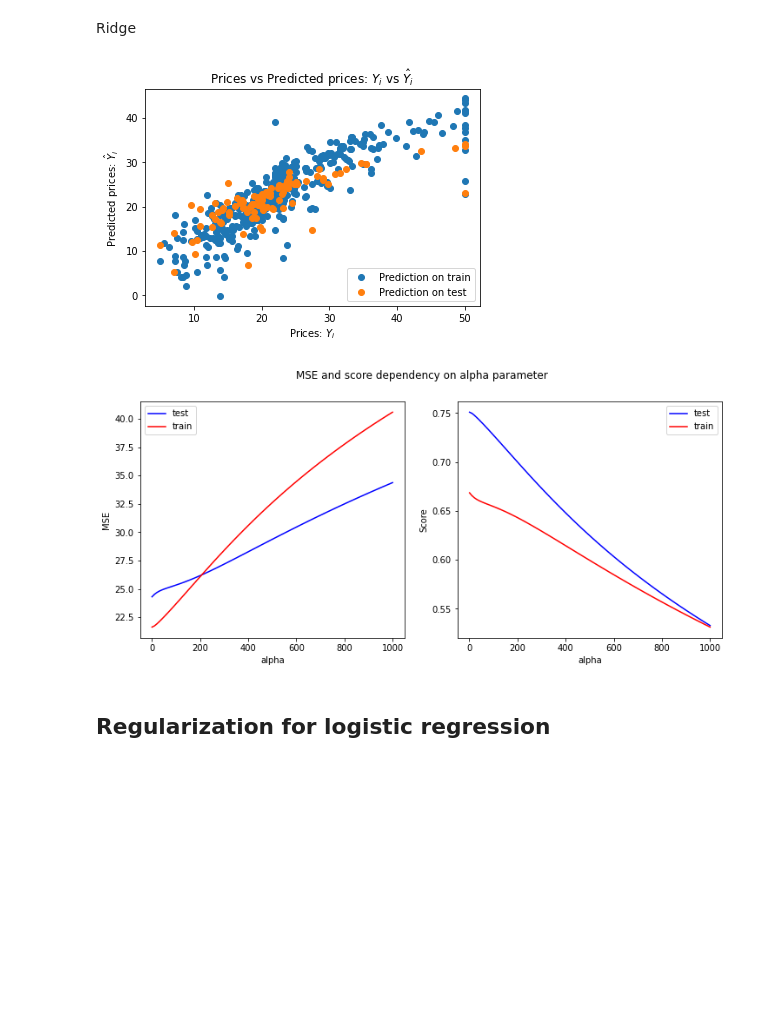
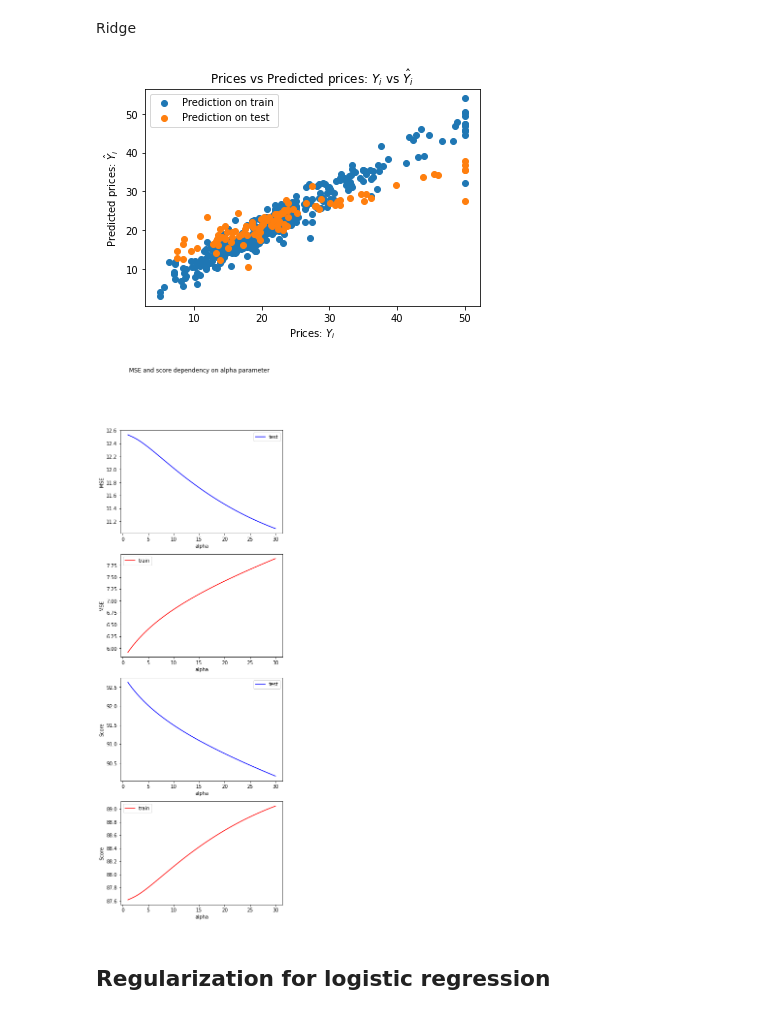
Before and after one commit to adamjstasiak/Machine_Learning_AiR_AGH, a Jupyter notebook: Lab_4/Lab_4.ipynb, the cells around one changed output. Cells and saved outputs as stored; diff of their text form; code cells hidden in the pictures; blank space fills up the shorter version.

```diff
--- a/Lab_4/Lab_4.ipynb
+++ b/Lab_4/Lab_4.ipynb
@@ -133,7 +133,7 @@ Regularization
 # %% [markdown]
 Lasso
 # %%
-X_train , X_test,y_train,y_test = train_test_split(X_norm,y,test_size=0.2,random_state=42)
+X_train , X_test,y_train,y_test = train_test_split(X_poly,y,test_size=0.2,random_state=9)
 lasso = Lasso(alpha=0.001,max_iter=10000).fit(X_train,y_train)
 y_train_pred = lasso.predict(X_train)
 y_pred = lasso.predict(X_test)
@@ -161,8 +161,8 @@ for a in alpha_array:
     residual1 = y_train_pred - y_train
     MSE_list_test.append(np.square(residual).mean())
     MSE_list_train.append(np.square(residual1).mean())
-    score_list_test.append(lasso.score(X_train,y_train))
-    score_list_train.append(lasso.score(X_test,y_test))
+    score_list_test.append(lasso.score(X_train,y_train)*100)
+    score_list_train.append(lasso.score(X_test,y_test)*100)
 # %%
 figure, ax = plt.subplots(1,2,figsize=(10,5))
 ax[0].plot(alpha_array,MSE_list_test,color='b',label='test')
@@ -194,9 +194,9 @@ plt.title("Prices vs Predicted prices: $Y_i$ vs $\hat{Y}_i$")
 plt.legend()
 plt.show()
 # %% [output]
-[figure, old version]
+[figure, new version]
 # %%
-alpha_array = np.linspace(1,1000,100)
+alpha_array = np.linspace(1,30,100)
 MSE_list_test = []
 MSE_list_train = []
 score_list_test = []
@@ -209,24 +209,30 @@ for a in alpha_array:
     residual1 = y_train_pred - y_train
     MSE_list_test.append(np.square(residual).mean())
     MSE_list_train.append(np.square(residual1).mean())
-    score_list_test.append(ridge.score(X_train,y_train))
-    score_list_train.append(ridge.score(X_test,y_test))
+    score_list_test.append(ridge.score(X_train,y_train)*100)
+    score_list_train.append(ridge.score(X_test,y_test)*100)
 # %%
-figure, ax = plt.subplots(1,2,figsize=(12,5))
+figure, ax = plt.subplots(4,1,figsize=(6,18))
 ax[0].plot(alpha_array,MSE_list_test,color='b',label='test')
-ax[0].plot(alpha_array,MSE_list_train,color='r',label='train')
 ax[0].set_xlabel('alpha')
 ax[0].set_ylabel('MSE')
 ax[0].legend()
-ax[1].plot(alpha_array,score_list_test,color='b',label='test')
-ax[1].plot(alpha_array,score_list_train,color='r',label='train')
+ax[1].plot(alpha_array,MSE_list_train,color='r',label='train')
 ax[1].set_xlabel('alpha')
-ax[1].set_ylabel('Score')
+ax[1].set_ylabel('MSE')
 ax[1].legend()
+ax[2].plot(alpha_array,score_list_test,color='b',label='test')
+ax[2].set_xlabel('alpha')
+ax[2].set_ylabel('Score')
+ax[2].legend()
+ax[3].plot(alpha_array,score_list_train,color='r',label='train')
+ax[3].set_xlabel('alpha')
+ax[3].set_ylabel('Score')
+ax[3].legend()
 figure.suptitle("MSE and score dependency on alpha parameter")
 plt.show()
 # %% [output]
-[figure, old version]
+[figure, new version]
 # %% [markdown]
 ## Regularization for logistic regression
 # %%
```
Also changed, not shown: parts of 14 cells of this notebook.
